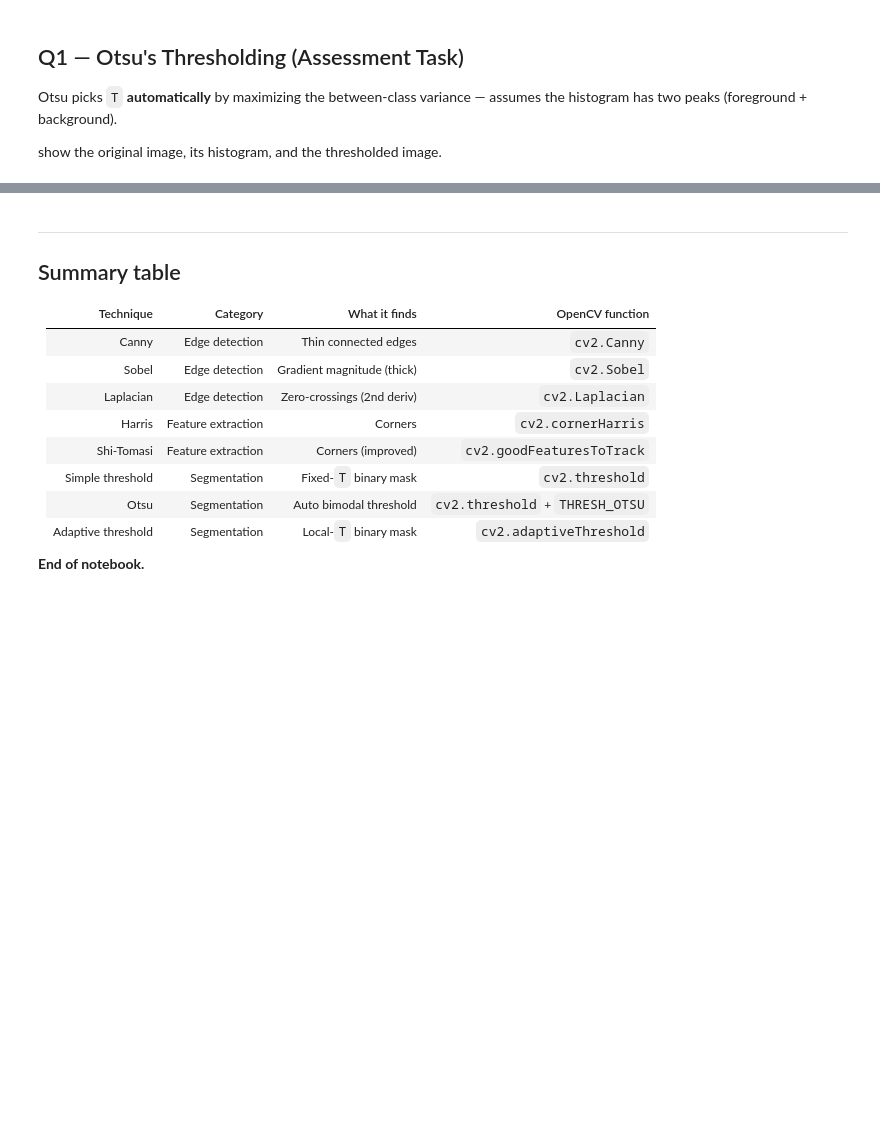
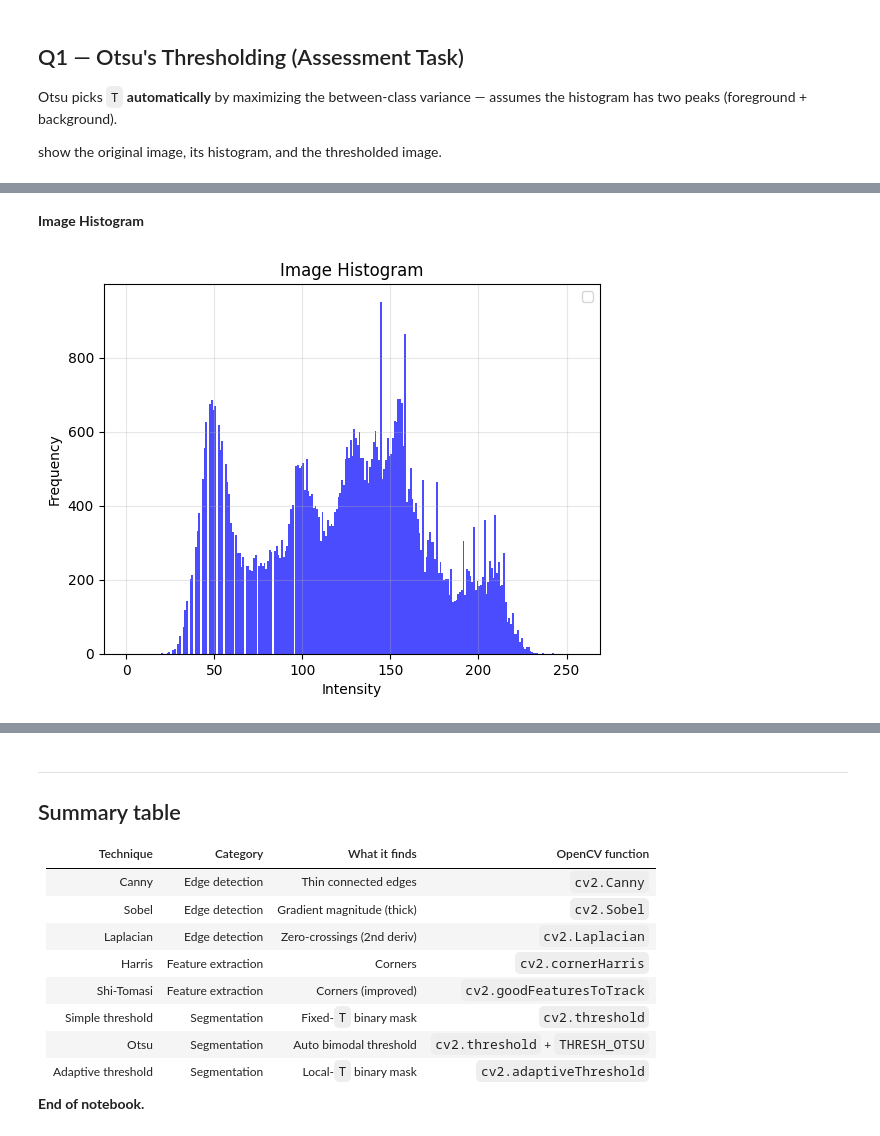
Before and after one commit to wwwww22345/C07-Image-Segmentation-and-Feature-Extraction, a Jupyter notebook: Lab7_Image_Segmentation_Feature_Extraction_executed.ipynb, the cells around one changed output, grey strips where cells are left out. Saved outputs shown, nothing was run; the diff lists cells and outputs as text; code cells hidden in the pictures; blank space fills up the shorter version.

```diff
--- a/Lab7_Image_Segmentation_Feature_Extraction_executed.ipynb
+++ b/Lab7_Image_Segmentation_Feature_Extraction_executed.ipynb
@@ -111,0 +129,11 @@ img = cv2.imread("/home/norah/code/wwwww22345/C07-Image-Segmentation-and-Feature
+# %% [markdown]
+**Image Histogram**
+# %%
+plt.hist(img.ravel(), bins=256, range=[0, 256], color='blue', alpha=0.7)
+plt.title('Image Histogram')
+plt.xlabel('Intensity')
+plt.ylabel('Frequency')
+plt.legend()
+plt.grid(True, alpha=0.3)
+# %% [output]
+[figure, added]
```
Also changed, not shown: parts of 6 cells of this notebook.
